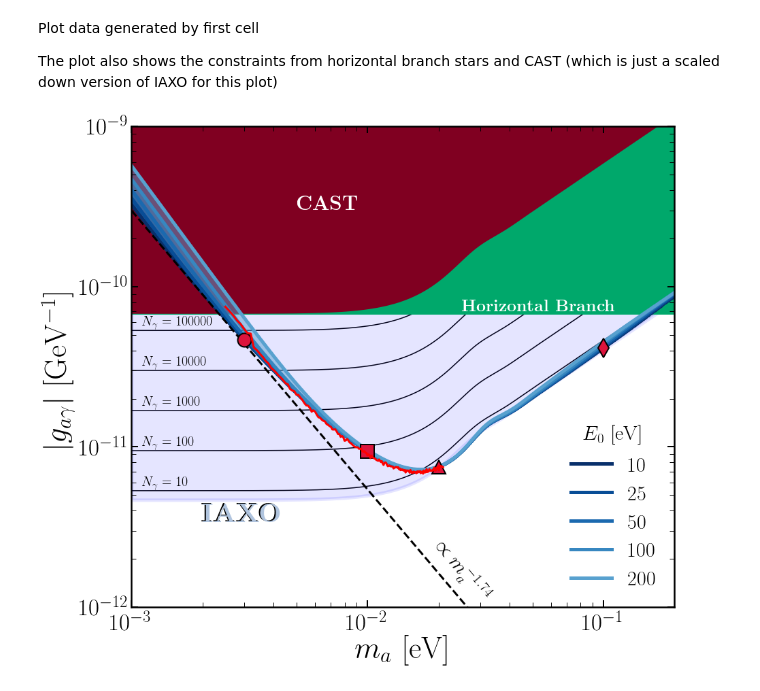
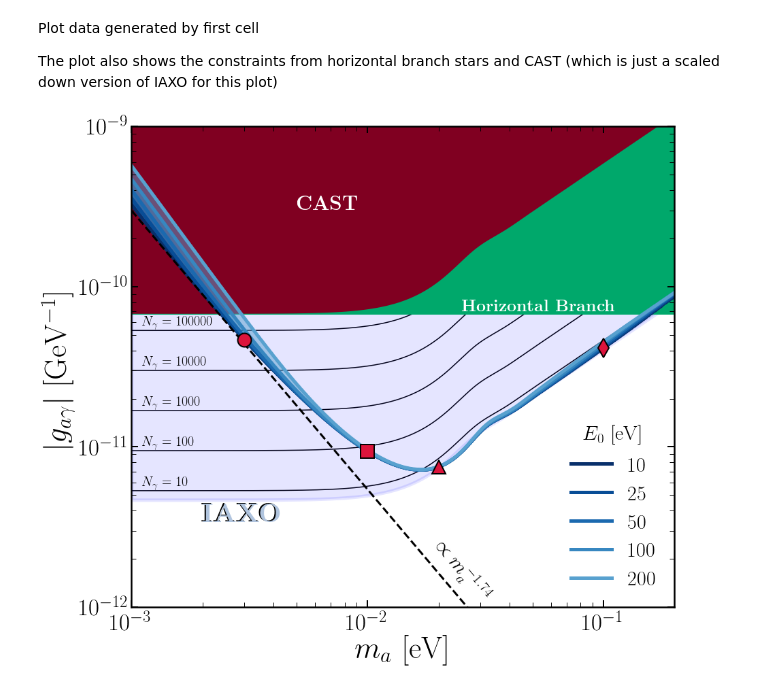
Before and after one commit to cajohare/IAXOmass, a Jupyter notebook: code/plot_MassDiscovery_Photon.ipynb, the cells around one changed output. Saved outputs shown, nothing was run; the diff lists cells and outputs as text; code cells hidden in the pictures.

```diff
--- a/code/plot_MassDiscovery_Photon.ipynb
+++ b/code/plot_MassDiscovery_Photon.ipynb
@@ -109,36 +109,36 @@ DLp = Like.MassDiscoveryLimit_Simple(m_vals,R1_tab,R0,mp)
 markerz = ['o','s','^','d']
 for i in range(0,size(mp)):
     plt.plot(mp[i],DLp[i],markerz[i],color='Crimson',markersize=20,markeredgecolor='k',markeredgewidth=2)
 
 # Load in MC data
-dat = loadtxt('../my_data/MonteCarlo/Graph_gagg_res010_threshold100_eff.txt')
-plt.loglog(dat[:,0],dat[:,1],'r-',linewidth=3)
+#dat = loadtxt('../my_data/MonteCarlo/Graph_gagg_res010_threshold100_eff.txt')
+#plt.loglog(dat[:,0],dat[:,1],'r-',linewidth=3)
 
 # Plot KSVZ line
 #plt.plot(m_DL_vals,2e-10*1.92*m_DL_vals,'k-',linewidth=3,zorder=0)
 
 # Style
 plt.xlim([m_DL_vals[0],m_DL_vals[-1]])
 plt.ylim([ymin,ymax])
 plt.xticks(fontsize=35)
 plt.yticks(fontsize=35)
 ax.tick_params(which='major',direction='in',width=2,length=10,right=True,top=True)
 ax.tick_params(which='minor',direction='in',width=1,length=7,right=True,top=True)
 ax.tick_params(axis='x', which='major', pad=10)
 plt.xlabel(r"$m_a$ [eV]",fontsize=45)
 plt.ylabel(r"$|g_{a\gamma}|$ [GeV$^{-1}$]",fontsize=45)
 
 # Legend
 leg = plt.legend(fontsize=30,frameon=False,title=r'$E_0$ [eV]',loc="lower right")
 plt.setp(leg.get_title(),fontsize=30)
 
 # Show and save
 plt.show()
 fig.savefig('../plots/MassDiscoveryLimit_Photon.pdf',bbox_inches='tight')
 fig.savefig('../plots/plots_png/MassDiscoveryLimit_Photon.png',bbox_inches='tight') # Save for preview in README
 fig.savefig('MassDiscoveryLimit_Photon.pdf',bbox_inches='tight')
 # %% [output]
-[figure, old version]
+[figure, new version]
 # %%
 # Save data for other plots (if needed to overwrite what is already there)
 savetxt("../my_data/MassDiscoveryLimit_Photon.txt",vstack((m_DL_vals,DL)))
```
Also changed, not shown: 20 other files.
